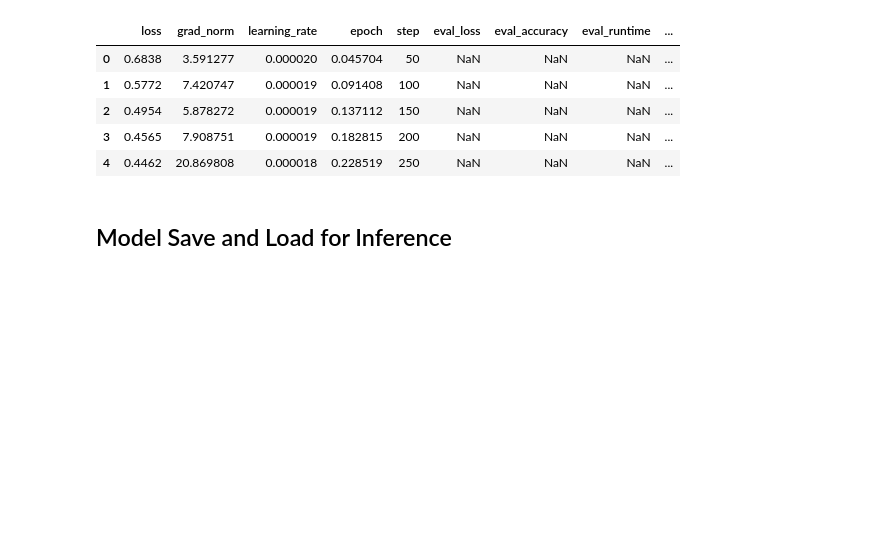
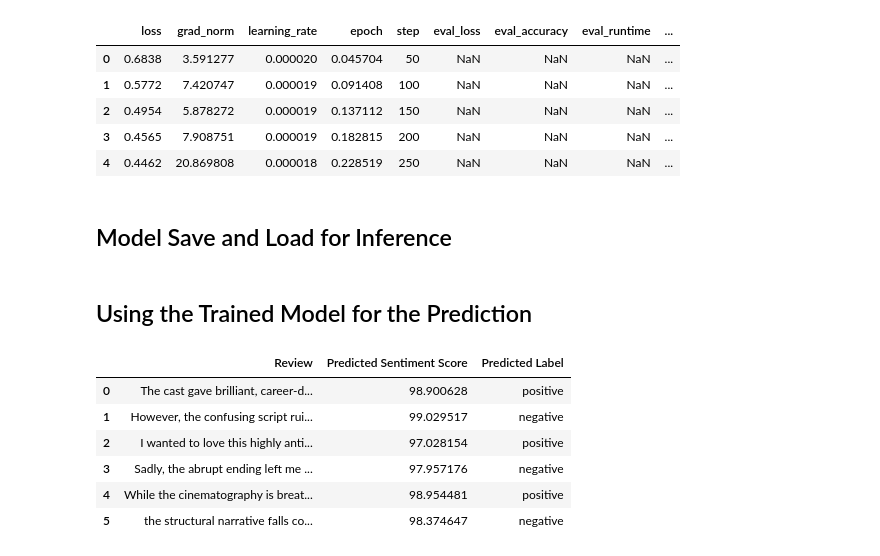
Before and after one commit to udityamerit/Deploy-ML-Model-In-Production-with-FastAPI-and-Docker, a Jupyter notebook: 05 Sentiment Classification Using TinyBERT Transformer/Sentiment Classification Using TinyBERT Transformer.ipynb, the cells around one changed output. Cells and saved outputs as stored; diff of their text form; code cells hidden in the pictures; blank space fills up the shorter version.

```diff
--- a/05 Sentiment Classification Using TinyBERT Transformer/Sentiment Classification Using TinyBERT Transformer.ipynb
+++ b/05 Sentiment Classification Using TinyBERT Transformer/Sentiment Classification Using TinyBERT Transformer.ipynb
@@ -268,3 +268,36 @@ Index(['loss', 'grad_norm', 'learning_rate', 'epoch', 'step', 'eval_loss',
 ## Model Save and Load for Inference
 # %%
 trainer.save_model('tinybert_sentiment_analysis')
+# %% [markdown]
+## Using the Trained Model for the Prediction
+# %%
+text = ["The cast gave brilliant, career-defining performances.",
+"However, the confusing script ruined the movie.",
+"I wanted to love this highly anticipated sequel.",
+"Sadly, the abrupt ending left me frustrated.",
+"While the cinematography is breathtakingly gorgeous throughout,",
+"the structural narrative falls completely flat ultimately."]
+# %%
+import torch
+device = torch.device('cuda') if torch.cuda.is_available() else torch.device('cpu')
+# %%
+from transformers import pipeline
+classifier = pipeline('text-classification', model = 'tinybert_sentiment_analysis', device = device)
+# %%
+df = classifier(text)
+# %%
+import pandas as pd
+data = pd.DataFrame(df)
+data['Review'] = text
+data['Predicted Sentiment Score'] = data['score']*100
+data['Predicted Label'] = data['label']
+data = data.drop(['label', 'score'], axis = 1)
+data
+# %% [output]
+|  | Review | Predicted Sentiment Score | Predicted Label |
+| 0 | The cast gave brilliant, career-d... | 98.900628 | positive |
+| 1 | However, the confusing script rui... | 99.029517 | negative |
+| 2 | I wanted to love this highly anti... | 97.028154 | positive |
+| 3 | Sadly, the abrupt ending left me ... | 97.957176 | negative |
+| 4 | While the cinematography is breat... | 98.954481 | positive |
+| 5 | the structural narrative falls co... | 98.374647 | negative |
```
Also changed, not shown: parts of 6 cells of this notebook, 3 other files.
